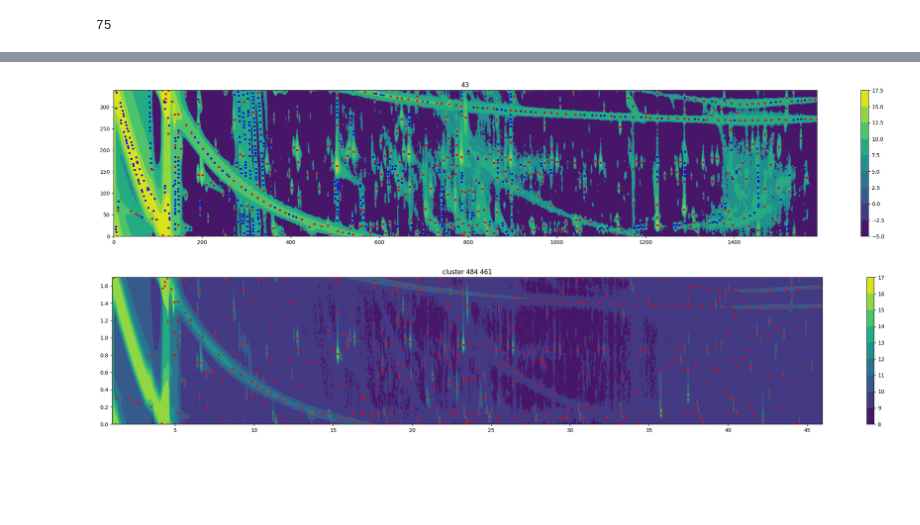
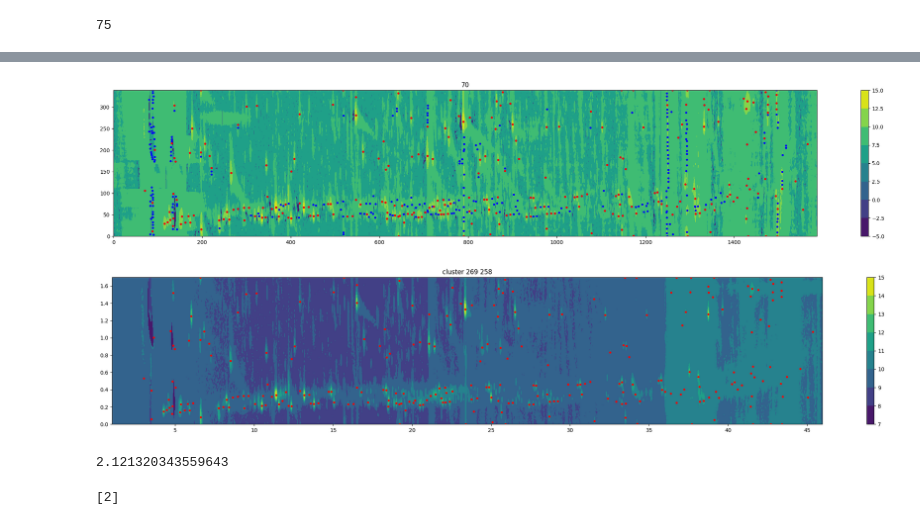
Before and after one commit to Lollith/Python-2DGC-Alignment, a Jupyter notebook: notebooks/deconvolution.ipynb, the cells around one changed output, grey strips where cells are left out. Cells and saved outputs as stored; diff of their text form; code cells hidden in the pictures; blank space fills up the shorter version.

```diff
--- a/notebooks/deconvolution.ipynb
+++ b/notebooks/deconvolution.ipynb
@@ -50,10 +60,8 @@ full spectra computed 63.27072739601135 s
-# %%
-chromato_cube = chromato_cube[:400,:,:]
 # %%
 print("baseline correction")
 import baseline_correction
 #baseline_cube = np.array([correct_per_mass(chromato_cube[m,:,:]) for m in range(chromato_cube.shape[0])[:10]]) # multiprocess
-baseline_cube=np.array(baseline_correction.chromato_cube_corrected_baseline(chromato_cube))
+baseline_cube=np.array(baseline_correction.chromato_cube_corrected_baseline(chromato_cube, method="als"))
 # %% [output]
 baseline correction
 # %%
@@ -443,35 +478,44 @@ def method_test(chromato, order=3, lamb=0.5):
 # %%
 import baseline_correction
 
-m= 43-35
-correct = method_window(chromato_cube[m,:,:],block_size=10,gamma=0.5, lmbd=25) # method 1
-#correct = method_als(chromato_cube[m,:,:],  sg_windows=10,lam=10**3,p=0.001) # method 2
+m= 70-35
+#correct = method_window(chromato_cube[m,:,:],block_size=10,gamma=0.5, lmbd=25) # method 1
+correct = baseline_cube[m,:,:]
+#correct = method_als(chromato_cube[m,:,:],  sg_windows=5,lam=10**3,p=0.01) # method 2
 #correct = method_poly(chromato_cube[m,:,:]) # method 3
 
 coordinate_before, radius = dbscan_peak.detect_peak_dog(correct,
-                                                        abs_threshold=100,
-                        rel_threshold=0.0001,
+                                                        abs_threshold=1000,
+                        rel_threshold=0.001,
                         noise_factor=5,
                         min_sigma=1,
                         max_sigma=3,
-                        sigma_ratio=1.1,
+                        sigma_ratio=1.5,
                         overlap=0.5)
 
 # peak clusturing
 distance_matrix=dbscan_peak.compute_distance_metric(coordinate_before,chromato_cube,1.7,time_rn, 5, 0.1)
-coordinates, radius , clusters, clusters_label= dbscan_peak.cluster_peak(distance_matrix,chromato_safe,coordinate_before,radius,0.04,1)
+coordinates, radius , clusters, clusters_label= dbscan_peak.cluster_peak(distance_matrix,correct,coordinate_before,radius,0.04,1)
 
 plt.rcParams['figure.figsize'] = [30, 5]
 coordinates_in_chromato=projection.matrix_to_chromato((coordinates), time_rn, 1.7, chromato.shape)
 fig, ax = plt.subplots()
 contour =ax.contourf(np.log(correct.T))
 plt.colorbar(contour, ax=ax)  # associer explicitement la colorbar à l'axe
 plt.title(str(m+35))
 ax.plot(coordinate_before[:,0], coordinate_before[:,1], "b.")
 ax.plot(coordinates[:,0], coordinates[:,1], "r.")
 chromato_safe = np.where(chromato_cube[m,:,:] <= 0, min(chromato_cube[m,:,:][chromato_cube[m,:,:]>0]), chromato_cube[m,:,:])
 plot.visualizer2((chromato_safe,time_rn), title="cluster " + str(len(coordinate_before)-len(coordinates)) + " " + str(len(coordinates)) ,
                  log_chromato=True,  mod_time=1.7, rt1_window=0.1, rt2_window=0.2,points=coordinates_in_chromato)
 # %% [output]
-[figure, old version]
+[figure, new version]
-[figure, old version]
+[figure, new version]
+# %%
+radius[0]
+# %% [output]
+2.121320343559643
+# %%
+[j for j,x in enumerate(coordinates_in_chromato) if 1.6<x[1]]
+# %% [output]
+[2]
```
Also changed, not shown: parts of 26 cells of this notebook, 5 other files.
